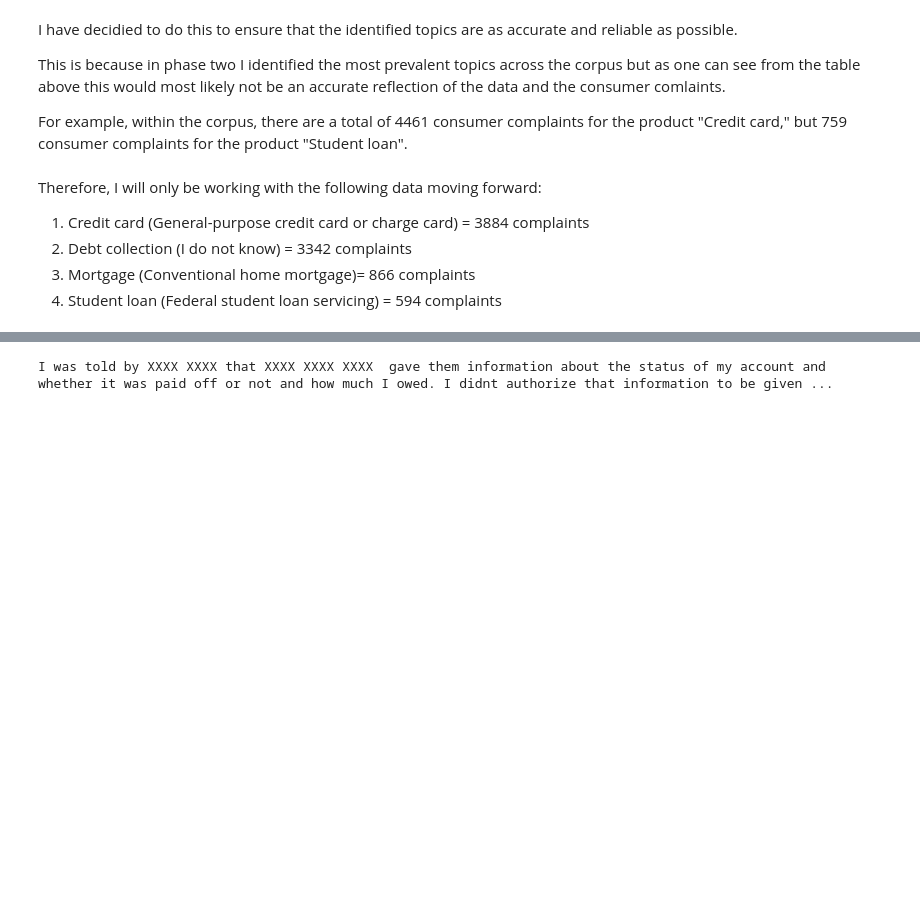
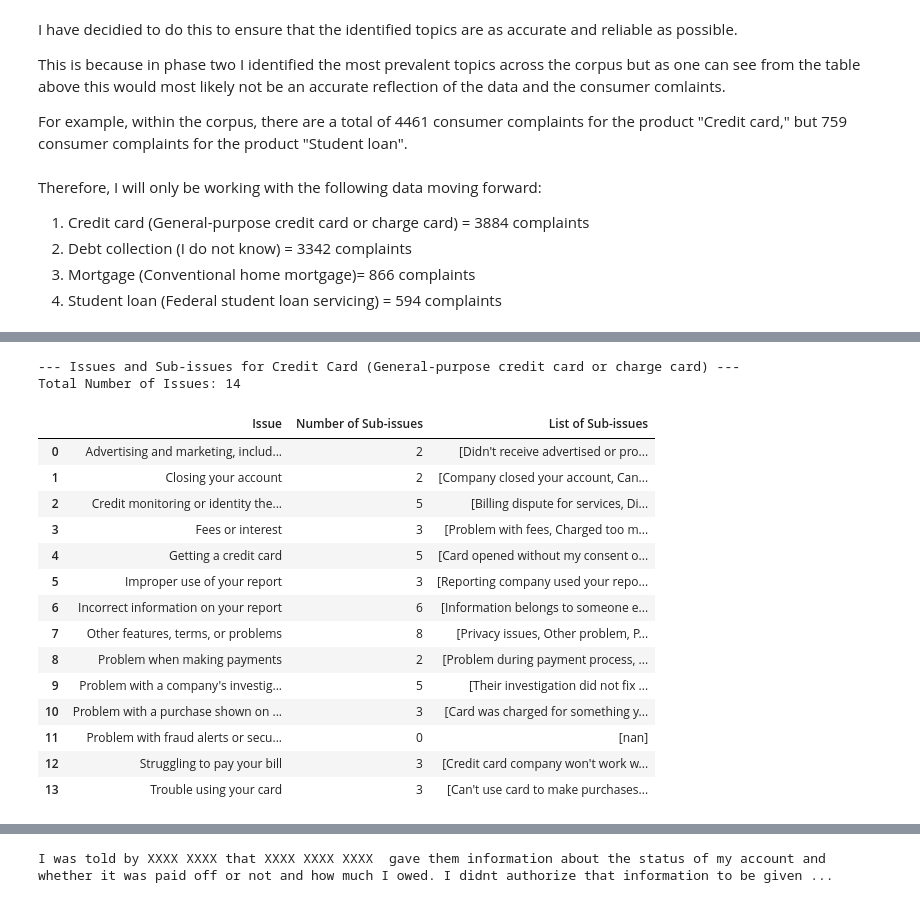
Before and after one commit to melaniedaniel7/CFPB-Text-Analysis-Using-NLP-Techniques, a Jupyter notebook: Text_Cleaning.ipynb, the cells around one changed output, grey strips where cells are left out. Drawn from its saved outputs; the diff is of its cells as text; code cells hidden in the pictures; blank space fills up the shorter version.

```diff
--- a/Text_Cleaning.ipynb
+++ b/Text_Cleaning.ipynb
@@ -100,3 +103,33 @@ Therefore, I will only be working with the following data moving forward:
 2) Debt collection (I do not know) = 3342 complaints
 3) Mortgage (Conventional home mortgage)= 866 complaints
 4) Student loan (Federal student loan servicing) = 594 complaints
+# %%
+# Here I used Gemini to help me turn each of the prioritised data groups above into its own dataset.
+
+# Filter for Credit card (General-purpose credit card or charge card)
+credit_card_df = df[(df['Product'] == 'Credit card') &
+                    (df['Sub-product'] == 'General-purpose credit card or charge card')].copy()
+
+# Filter for Debt collection (I do not know)
+debt_collection_df = df[(df['Product'] == 'Debt collection') &
+                        (df['Sub-product'] == 'I do not know')].copy()
+
+# Filter for Mortgage (Conventional home mortgage)
+mortgage_df = df[(df['Product'] == 'Mortgage') &
+                 (df['Sub-product'] == 'Conventional home mortgage')].copy()
+
+# Filter for Student loan (Federal student loan servicing)
+student_loan_df = df[(df['Product'] == 'Student loan') &
+                     (df['Sub-product'] == 'Federal student loan servicing')].copy()
+
+print(f"Credit card (General-purpose credit card or charge card) complaints: {len(credit_card_df)}")
+display(credit_card_df.head())
+
+print(f"Debt collection (I do not know) complaints: {len(debt_collection_df)}")
+display(debt_collection_df.head())
+
+print(f"Mortgage (Conventional home mortgage) complaints: {len(mortgage_df)}")
+display(mortgage_df.head())
+
+print(f"Student loan (Federal student loan servicing) complaints: {len(student_loan_df)}")
+display(student_loan_df.head())
@@ -102,0 +169,25 @@ Therefore, I will only be working with the following data moving forward:
+# %%
+# Issues and Sub-issues for Credit Card (General-purpose credit card or charge card)
+print("\n--- Issues and Sub-issues for Credit Card (General-purpose credit card or charge card) ---")
+grouped_credit_card_issues = credit_card_df.groupby('Issue')['Sub-issue'].agg(['nunique', lambda x: x.unique().tolist()])
+grouped_credit_card_issues.columns = ['Number of Sub-issues', 'List of Sub-issues']
+print(f"Total Number of Issues: {len(grouped_credit_card_issues)}")
+display(grouped_credit_card_issues.reset_index())
+# %% [output]
+--- Issues and Sub-issues for Credit Card (General-purpose credit card or charge card) ---
+Total Number of Issues: 14
+|  | Issue | Number of Sub-issues | List of Sub-issues |
+| 0 | Advertising and marketing, includ... | 2 | [Didn't receive advertised or pro... |
+| 1 | Closing your account | 2 | [Company closed your account, Can... |
+| 2 | Credit monitoring or identity the... | 5 | [Billing dispute for services, Di... |
+| 3 | Fees or interest | 3 | [Problem with fees, Charged too m... |
+| 4 | Getting a credit card | 5 | [Card opened without my consent o... |
+| 5 | Improper use of your report | 3 | [Reporting company used your repo... |
+| 6 | Incorrect information on your report | 6 | [Information belongs to someone e... |
+| 7 | Other features, terms, or problems | 8 | [Privacy issues, Other problem, P... |
+| 8 | Problem when making payments | 2 | [Problem during payment process, ... |
+| 9 | Problem with a company's investig... | 5 | [Their investigation did not fix ... |
+| 10 | Problem with a purchase shown on ... | 3 | [Card was charged for something y... |
+| 11 | Problem with fraud alerts or secu... | 0 | [nan] |
+| 12 | Struggling to pay your bill | 3 | [Credit card company won't work w... |
+| 13 | Trouble using your card | 3 | [Can't use card to make purchases... |
```
Also changed, not shown: parts of 16 cells of this notebook.
